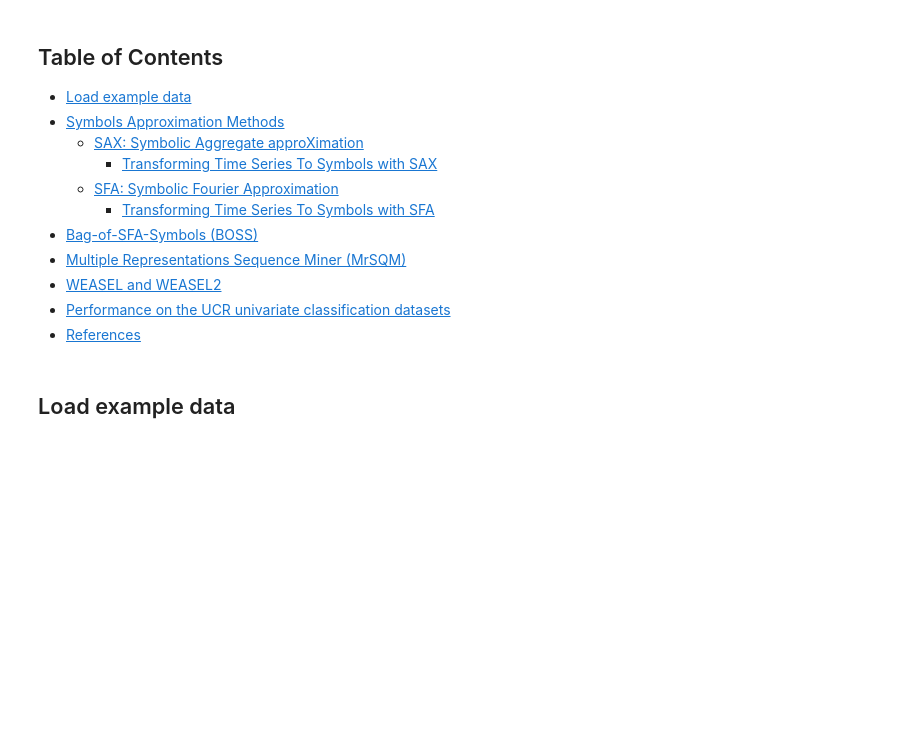
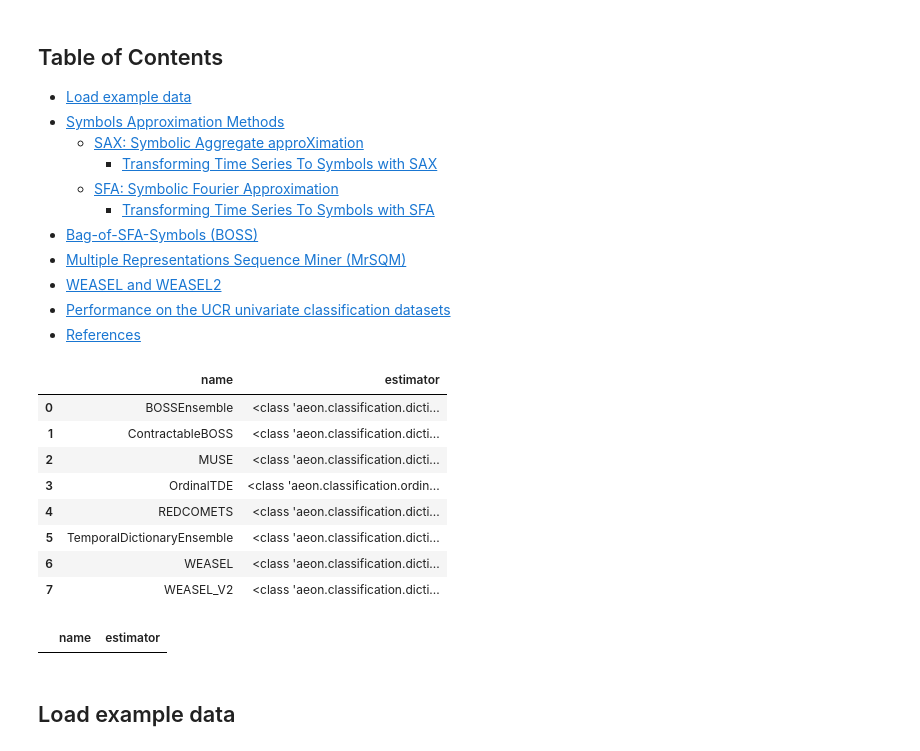
Before and after one commit to aeon-toolkit/aeon-tutorials, a Jupyter notebook: KDD-2024/Notebooks/part6_dictionary_based.ipynb, the cells around one changed output. Cells and saved outputs as stored; diff of their text form; code cells hidden in the pictures; blank space fills up the shorter version.

```diff
--- a/KDD-2024/Notebooks/part6_dictionary_based.ipynb
+++ b/KDD-2024/Notebooks/part6_dictionary_based.ipynb
@@ -24,10 +26,30 @@ Similar to other subseries extraction algorithms, dictionary approaches identify
 # %%
 # There are some deprecation warnings present in the notebook, we will ignore them.
 # Remove this cell if you are interested in finding out what is changing soon, for
 # aeon there will be big changes in out v1.0.0 release!
 import warnings
 
 warnings.filterwarnings("ignore", category=FutureWarning)
+from aeon.registry import all_estimators
+all_estimators(
+    "classifier", filter_tags={"algorithm_type": "dictionary"}, as_dataframe=True
+)
+# %% [output]
+|  | name | estimator |
+| 0 | BOSSEnsemble | <class 'aeon.classification.dicti... |
+| 1 | ContractableBOSS | <class 'aeon.classification.dicti... |
+| 2 | MUSE | <class 'aeon.classification.dicti... |
+| 3 | OrdinalTDE | <class 'aeon.classification.ordin... |
+| 4 | REDCOMETS | <class 'aeon.classification.dicti... |
+| 5 | TemporalDictionaryEnsemble | <class 'aeon.classification.dicti... |
+| 6 | WEASEL | <class 'aeon.classification.dicti... |
+| 7 | WEASEL_V2 | <class 'aeon.classification.dicti... |
+# %%
+all_estimators(
+    "regressor", filter_tags={"algorithm_type": "dictionary"}, as_dataframe=True
+)
+# %% [output]
+|  | name | estimator |
 # %% [markdown]
 ## Load example data <a id='load-data'></a>
 # %%
```
Also changed, not shown: parts of 2 cells of this notebook, 2 other files.
